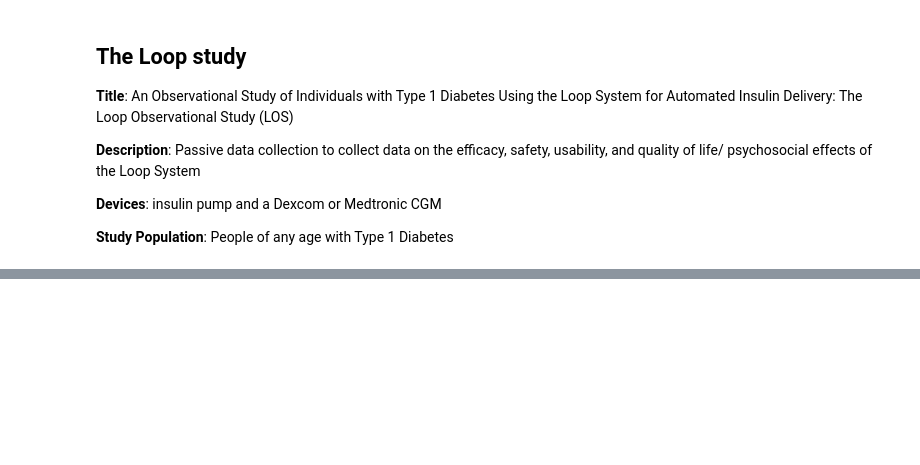
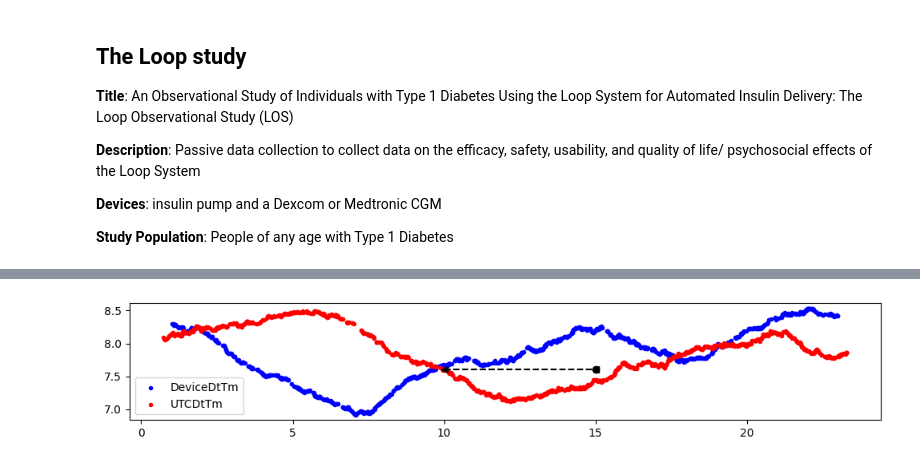
Before and after one commit to nudgebg/egvinsulin, a Jupyter notebook: notebooks/understand-loop-dataset.ipynb, the cells around one changed output, grey strips where cells are left out. Saved outputs shown, nothing was run; the diff lists cells and outputs as text; code cells hidden in the pictures; blank space fills up the shorter version.

```diff
--- a/notebooks/understand-loop-dataset.ipynb
+++ b/notebooks/understand-loop-dataset.ipynb
@@ -415,0 +201,24 @@ len(df_bolus['PtID'].unique().compute())
+# %%
+#reduce data to those with values in both timestamp columns
+temp = df_cgm.sample(100000).dropna(subset=['UTCDtTm','DeviceDtTm'],how='any').copy()
+temp['DeviceDtTm'] = pd.to_datetime(temp.DeviceDtTm)
+temp['UTCDtTm'] = pd.to_datetime(temp.UTCDtTm)
+
+#calculate the hour of day for each timestamp
+temp['DeviceDtTm_hod'] = temp.DeviceDtTm.dt.hour+temp.DeviceDtTm.dt.minute/60+temp.DeviceDtTm.dt.second/3600
+temp['UTCDtTm_hod'] = temp.UTCDtTm.dt.hour+temp.UTCDtTm.dt.minute/60+temp.UTCDtTm.dt.second/3600
+
+#calcualte centered moving average
+window = 2000
+cgm_ma_dtm  = temp[['CGMVal','DeviceDtTm_hod']].sort_values('DeviceDtTm_hod').rolling(window=window, min_periods=window, on='DeviceDtTm_hod', center=True).mean().sample(1000)
+cgm_ma_utc  = temp[['CGMVal','UTCDtTm_hod']].sort_values('UTCDtTm_hod').rolling(window=window, min_periods=window, on='UTCDtTm_hod', center=True).mean().sample(1000)
+
+#draw
+plt.figure(figsize=(10,2));
+plt.scatter(cgm_ma_dtm.DeviceDtTm_hod, cgm_ma_dtm.CGMVal, label='DeviceDtTm', color='blue', marker='.')
+plt.scatter(cgm_ma_utc.UTCDtTm_hod, cgm_ma_utc.CGMVal, label='UTCDtTm', color='red', marker='.')
+plt.plot([10,15],[7.6,7.6], color='black', linestyle='--', marker='<')
+plt.plot([15],[7.6], color='black', marker='o')
+plt.legend(); plt.tight_layout()
+# %% [output]
+[figure, added]
```
Also changed, not shown: parts of 89 cells of this notebook, 1 other file.
